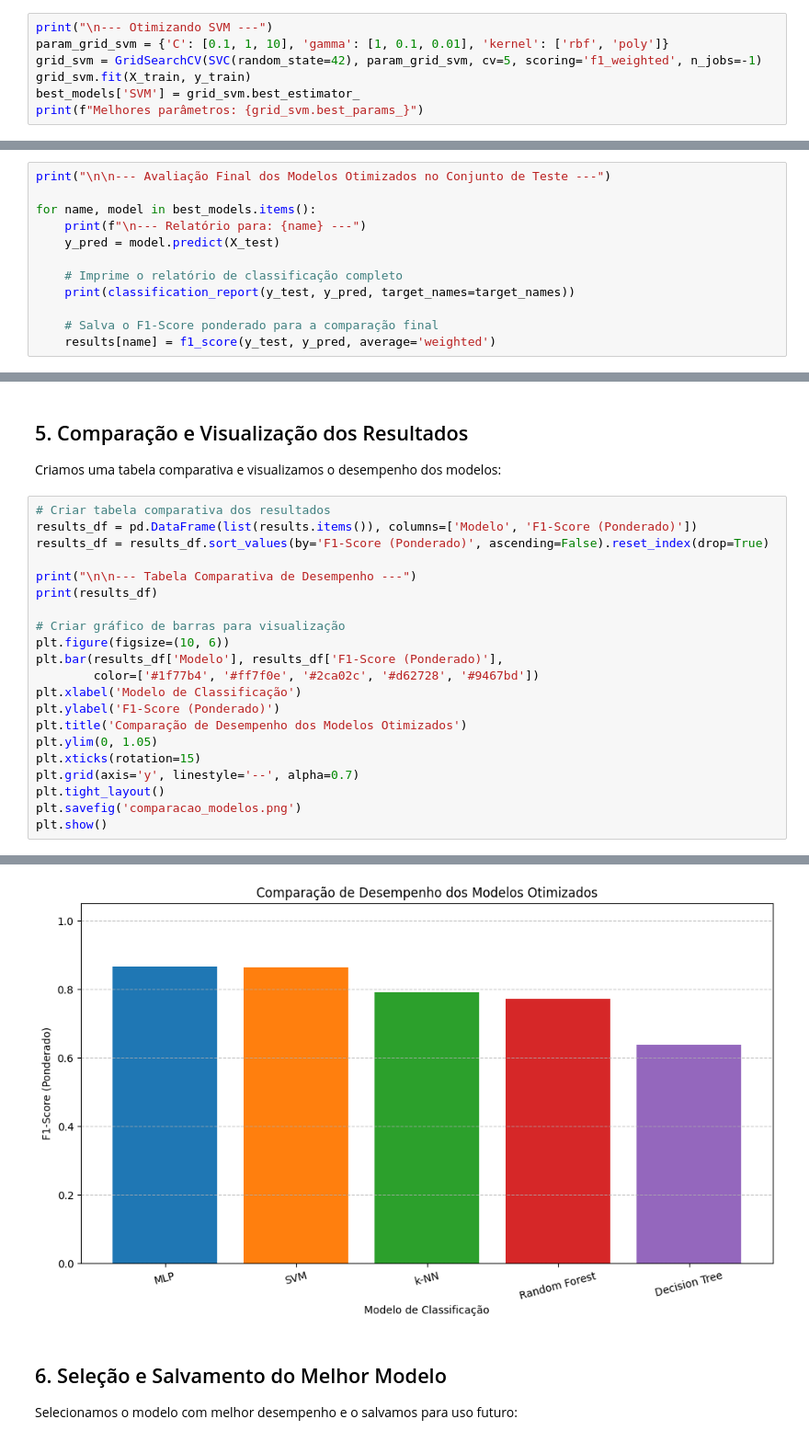
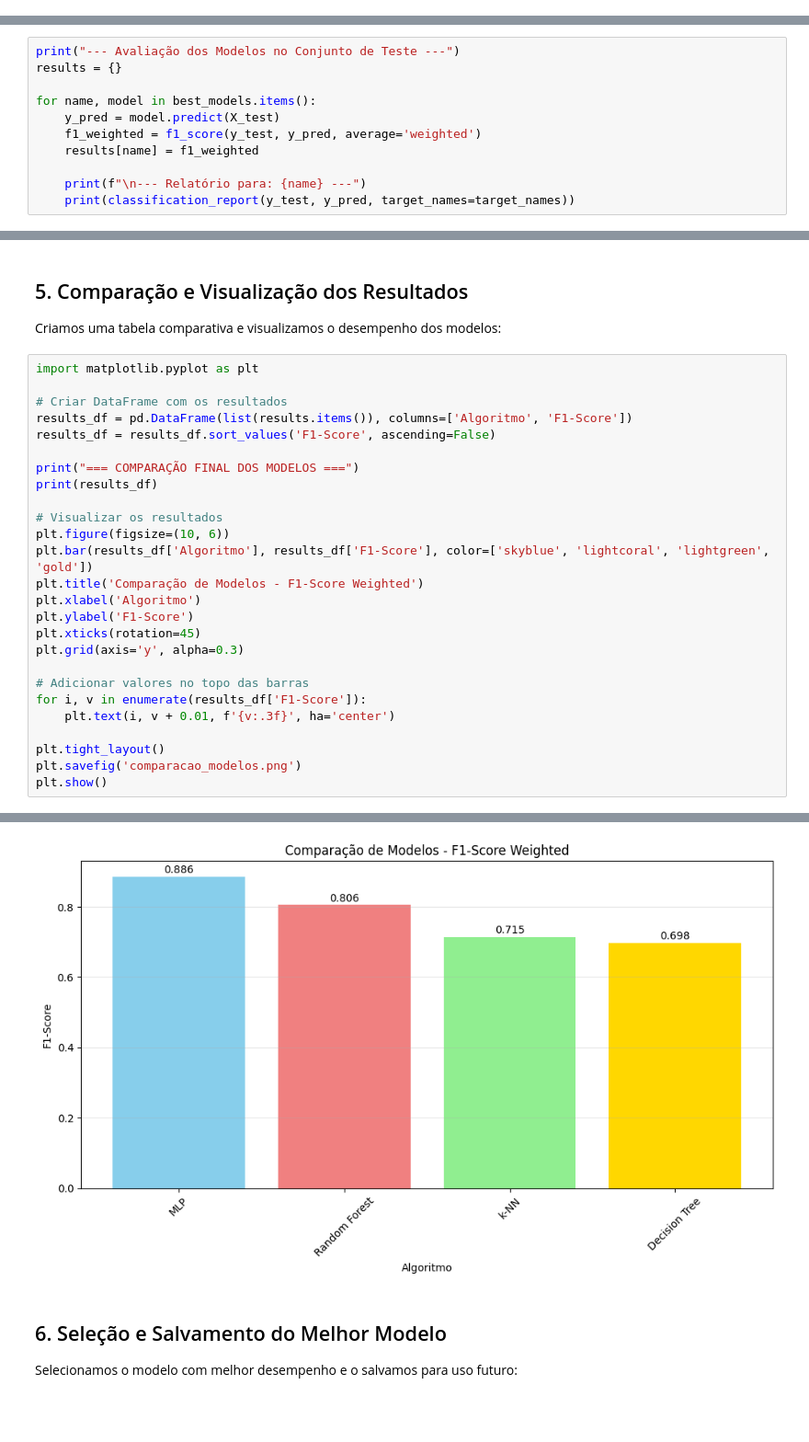
Before and after one commit to danictlee/tic-tac-toe-with-ML, a Jupyter notebook: 02_training_and_evaluation.ipynb, the cells around one changed output, grey strips where cells are left out. Shown at 92% size. Cells and saved outputs as stored; diff of their text form; blank space fills up the shorter version.

```diff
--- a/02_training_and_evaluation.ipynb
+++ b/02_training_and_evaluation.ipynb
@@ -101,7 +101,0 @@ Melhores parâmetros: {'max_depth': 10, 'min_samples_leaf': 1, 'n_estimators': 1
-# %%
-print("\n--- Otimizando SVM ---")
-param_grid_svm = {'C': [0.1, 1, 10], 'gamma': [1, 0.1, 0.01], 'kernel': ['rbf', 'poly']}
-grid_svm = GridSearchCV(SVC(random_state=42), param_grid_svm, cv=5, scoring='f1_weighted', n_jobs=-1)
-grid_svm.fit(X_train, y_train)
-best_models['SVM'] = grid_svm.best_estimator_
-print(f"Melhores parâmetros: {grid_svm.best_params_}")
@@ -113,15 +104,14 @@ Melhores parâmetros: {'C': 10, 'gamma': 0.1, 'kernel': 'rbf'}
 
 Avaliamos todos os modelos otimizados no conjunto de teste:
 # %%
-print("\n\n--- Avaliação Final dos Modelos Otimizados no Conjunto de Teste ---")
+print("--- Avaliação dos Modelos no Conjunto de Teste ---")
+results = {}
 
 for name, model in best_models.items():
+    y_pred = model.predict(X_test)
+    f1_weighted = f1_score(y_test, y_pred, average='weighted')
+    results[name] = f1_weighted
+
     print(f"\n--- Relatório para: {name} ---")
-    y_pred = model.predict(X_test)
-
-    # Imprime o relatório de classificação completo
     print(classification_report(y_test, y_pred, target_names=target_names))
-
-    # Salva o F1-Score ponderado para a comparação final
-    results[name] = f1_score(y_test, y_pred, average='weighted')
 # %% [output]
@@ -147,23 +137,28 @@ Possibilidade de Fim       0.78      0.56      0.65        25
 
 Criamos uma tabela comparativa e visualizamos o desempenho dos modelos:
 # %%
-# Criar tabela comparativa dos resultados
-results_df = pd.DataFrame(list(results.items()), columns=['Modelo', 'F1-Score (Ponderado)'])
-results_df = results_df.sort_values(by='F1-Score (Ponderado)', ascending=False).reset_index(drop=True)
+import matplotlib.pyplot as plt
 
-print("\n\n--- Tabela Comparativa de Desempenho ---")
+# Criar DataFrame com os resultados
+results_df = pd.DataFrame(list(results.items()), columns=['Algoritmo', 'F1-Score'])
+results_df = results_df.sort_values('F1-Score', ascending=False)
+
+print("=== COMPARAÇÃO FINAL DOS MODELOS ===")
 print(results_df)
 
-# Criar gráfico de barras para visualização
+# Visualizar os resultados
 plt.figure(figsize=(10, 6))
-plt.bar(results_df['Modelo'], results_df['F1-Score (Ponderado)'],
-        color=['#1f77b4', '#ff7f0e', '#2ca02c', '#d62728', '#9467bd'])
-plt.xlabel('Modelo de Classificação')
-plt.ylabel('F1-Score (Ponderado)')
-plt.title('Comparação de Desempenho dos Modelos Otimizados')
-plt.ylim(0, 1.05)
-plt.xticks(rotation=15)
-plt.grid(axis='y', linestyle='--', alpha=0.7)
+plt.bar(results_df['Algoritmo'], results_df['F1-Score'], color=['skyblue', 'lightcoral', 'lightgreen', 'gold'])
+plt.title('Comparação de Modelos - F1-Score Weighted')
+plt.xlabel('Algoritmo')
+plt.ylabel('F1-Score')
+plt.xticks(rotation=45)
+plt.grid(axis='y', alpha=0.3)
+
+# Adicionar valores no topo das barras
+for i, v in enumerate(results_df['F1-Score']):
+    plt.text(i, v + 0.01, f'{v:.3f}', ha='center')
+
 plt.tight_layout()
 plt.savefig('comparacao_modelos.png')
 plt.show()
@@ -178,4 +172,4 @@ plt.show()
-[figure, old version]
+[figure, new version]
 # %% [markdown]
 ## 6. Seleção e Salvamento do Melhor Modelo
 
```
Also changed, not shown: parts of 11 cells of this notebook, 17 other files.
